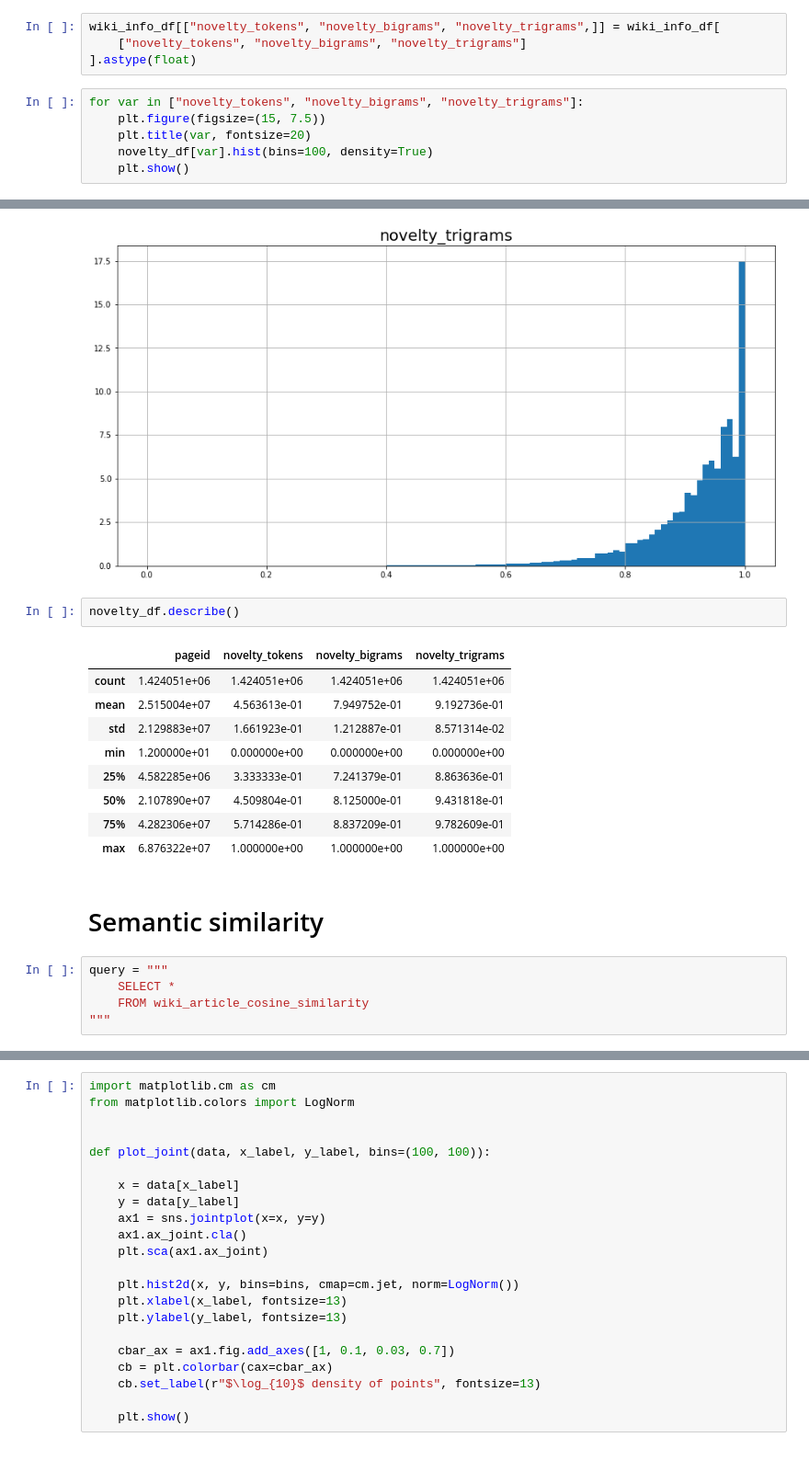
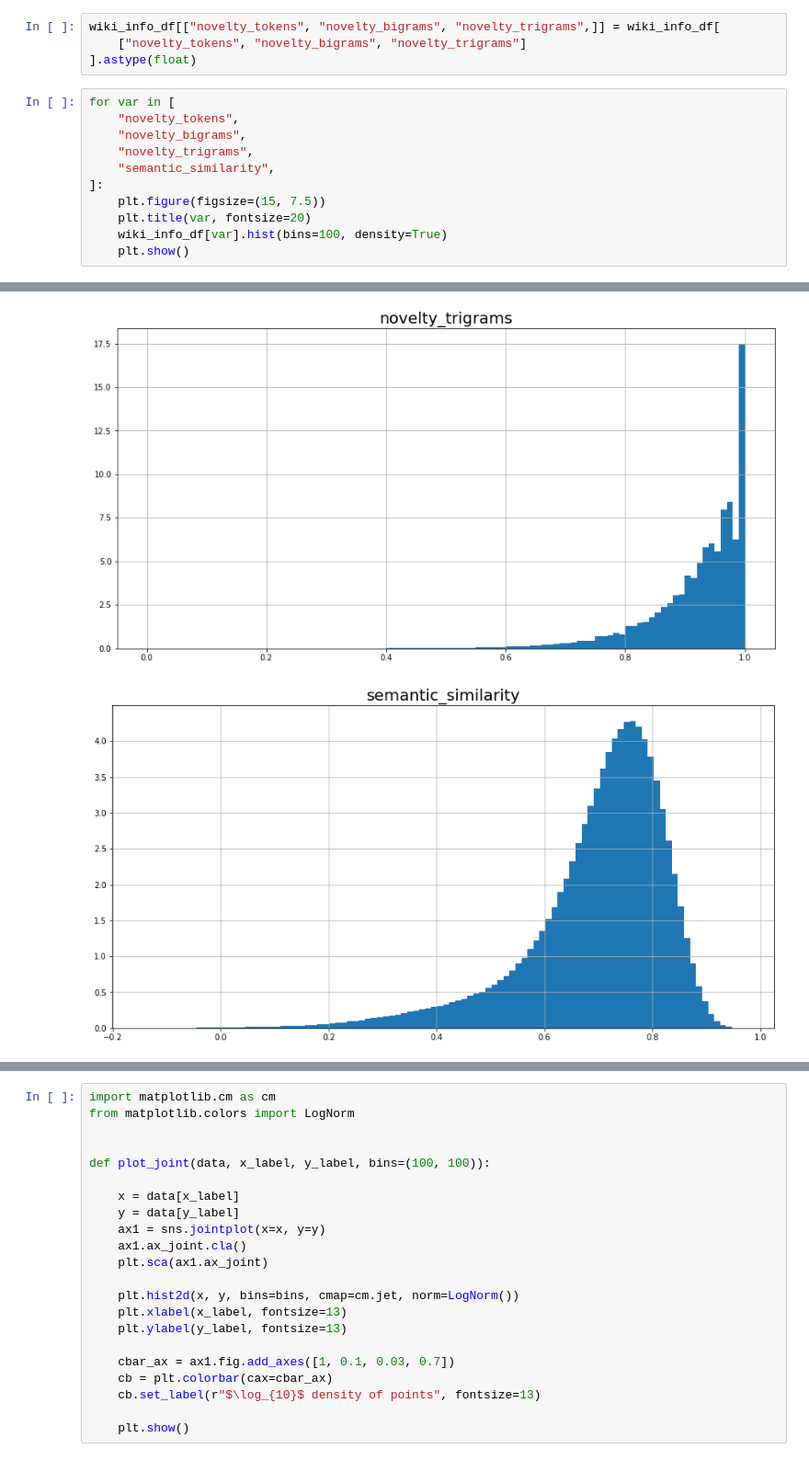
Before and after one commit to IvanRoblesMunoz/document_information_extraction, a Jupyter notebook: notebooks/EDA/02.score-threshold.ipynb, the cells around one changed output, grey strips where cells are left out. Shown at 92% size. Saved outputs shown, nothing was run; the diff lists cells and outputs as text.

```diff
--- a/notebooks/EDA/02.score-threshold.ipynb
+++ b/notebooks/EDA/02.score-threshold.ipynb
@@ -60,31 +70,18 @@ wiki_info_df[["novelty_tokens", "novelty_bigrams", "novelty_trigrams",]] = wiki_
     ["novelty_tokens", "novelty_bigrams", "novelty_trigrams"]
 ].astype(float)
 # %%
-for var in ["novelty_tokens", "novelty_bigrams", "novelty_trigrams"]:
+for var in [
+    "novelty_tokens",
+    "novelty_bigrams",
+    "novelty_trigrams",
+    "semantic_similarity",
+]:
     plt.figure(figsize=(15, 7.5))
     plt.title(var, fontsize=20)
-    novelty_df[var].hist(bins=100, density=True)
+    wiki_info_df[var].hist(bins=100, density=True)
     plt.show()
 # %% [output]
 [figure]
 [figure]
 [figure]
+[figure, added]
-# %%
-novelty_df.describe()
-# %% [output]
-|  | pageid | novelty_tokens | novelty_bigrams | novelty_trigrams |
-| count | 1.424051e+06 | 1.424051e+06 | 1.424051e+06 | 1.424051e+06 |
-| mean | 2.515004e+07 | 4.563613e-01 | 7.949752e-01 | 9.192736e-01 |
-| std | 2.129883e+07 | 1.661923e-01 | 1.212887e-01 | 8.571314e-02 |
-| min | 1.200000e+01 | 0.000000e+00 | 0.000000e+00 | 0.000000e+00 |
-| 25% | 4.582285e+06 | 3.333333e-01 | 7.241379e-01 | 8.863636e-01 |
-| 50% | 2.107890e+07 | 4.509804e-01 | 8.125000e-01 | 9.431818e-01 |
-| 75% | 4.282306e+07 | 5.714286e-01 | 8.837209e-01 | 9.782609e-01 |
-| max | 6.876322e+07 | 1.000000e+00 | 1.000000e+00 | 1.000000e+00 |
-# %% [markdown]
-# Semantic similarity
-# %%
-query = """
-    SELECT *
-    FROM wiki_article_cosine_similarity
-"""
```
Also changed, not shown: parts of 45 cells of this notebook, 3 other files.
